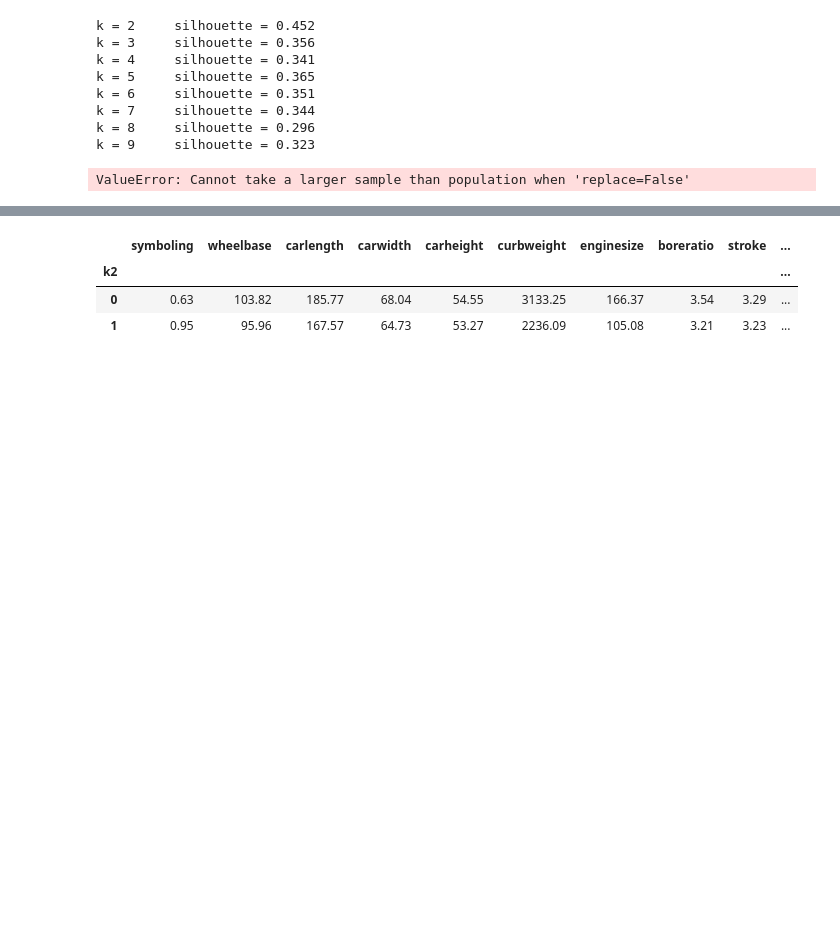
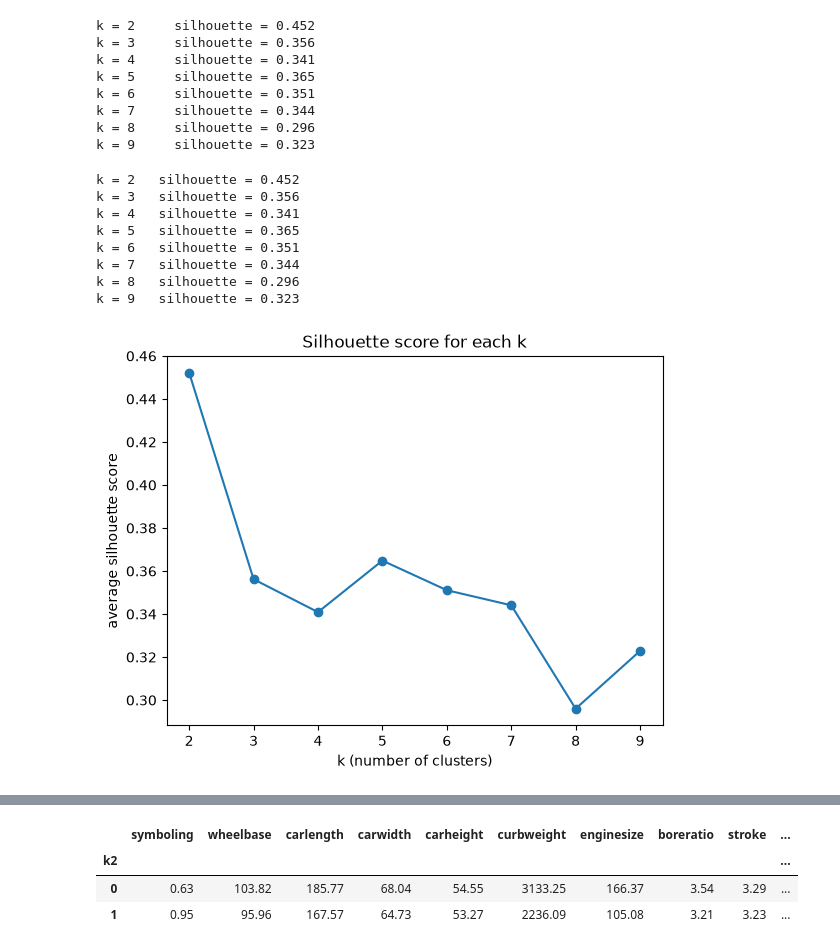
Before and after one commit to laglead/IS834_Fall_2026, a Jupyter notebook: Session 10 - Unsupervised Learning and Clustering/Unsupervised_Learning_and_Clustering.ipynb, the cells around one changed output, grey strips where cells are left out. Saved outputs shown, nothing was run; the diff lists cells and outputs as text; code cells hidden in the pictures; blank space fills up the shorter version.

```diff
--- a/Session 10 - Unsupervised Learning and Clustering/Unsupervised_Learning_and_Clustering.ipynb
+++ b/Session 10 - Unsupervised Learning and Clustering/Unsupervised_Learning_and_Clustering.ipynb
@@ -403,12 +403,12 @@ Same trap as the bank data: `curbweight` runs into the thousands and `citympg` i
 # %%
 # Your code here -- standardise the features and score a range of k
 
-scaler = StandardScaler()
-X_scaled = scaler.fit_transform(X)
+# scaler = StandardScaler()
+# X_scaled = scaler.fit_transform(X)
 
-for k in range(2, 10):
-    labels = KMeans(n_clusters=k, random_state=595, n_init=10).fit_predict(X_scaled)
-    print(f'k = {k}     silhouette = {round(silhouette_score(X_scaled, labels), 3)}')
+# for k in range(2, 10):
+#     labels = KMeans(n_clusters=k, random_state=595, n_init=10).fit_predict(X_scaled)
+#     print(f'k = {k}     silhouette = {round(silhouette_score(X_scaled, labels), 3)}')
 # %% [output]
 k = 2     silhouette = 0.452
 k = 3     silhouette = 0.356
@@ -420,26 +420,31 @@ k = 8     silhouette = 0.296
 k = 9     silhouette = 0.323
 # %%
 # Fit and score a model for each k from 2 to 9.
-# A 2,000-row sample keeps this fast enough to run in class; the pattern holds on the full data.
 
 scaler = StandardScaler()
-cars_scaled = scaler.fit_transform(cars_numeric)
+X_scaled = scaler.fit_transform(X)
 
-cars_sample = pd.DataFrame(cars_scaled, columns=cars_numeric.columns).sample(2000, random_state=595)
+# cars_sample = pd.DataFrame(X_scaled, columns=X.columns).sample(50, random_state=595)
 
-# sample_scaled = pd.DataFrame(bank_scaled, columns=bank_numeric.columns).sample(2000, random_state=595)
+scores = []
+for k in range(2, 10):
+    trial = KMeans(n_clusters=k, random_state=595, n_init=10)
+    labels = trial.fit_predict(X_scaled)
+    scores.append(silhouette_score(X_scaled, labels))
+    print(f"k = {k}   silhouette = {scores[-1]:.3f}")
 
-# scores = []
-# for k in range(2, 10):
-#     trial = KMeans(n_clusters=k, random_state=595, n_init=10)
-#     labels = trial.fit_predict(cars_sample)
-#     scores.append(silhouette_score(cars_sample, labels))
-#     print(f"k = {k}   silhouette = {scores[-1]:.3f}")
-
-# plt.plot(range(2, 10), scores, marker="o")
-# plt.xlabel("k (number of clusters)")
-# plt.ylabel("average silhouette score")
-# plt.title("Silhouette score for each k")
-# plt.show()
+plt.plot(range(2, 10), scores, marker="o")
+plt.xlabel("k (number of clusters)")
+plt.ylabel("average silhouette score")
+plt.title("Silhouette score for each k")
+plt.show()
 # %% [output]
-ValueError: Cannot take a larger sample than population when 'replace=False'
+k = 2   silhouette = 0.452
+k = 3   silhouette = 0.356
+k = 4   silhouette = 0.341
+k = 5   silhouette = 0.365
+k = 6   silhouette = 0.351
+k = 7   silhouette = 0.344
+k = 8   silhouette = 0.296
+k = 9   silhouette = 0.323
+[figure, added]
```
Also changed, not shown: parts of 2 cells of this notebook, 2 other files.
